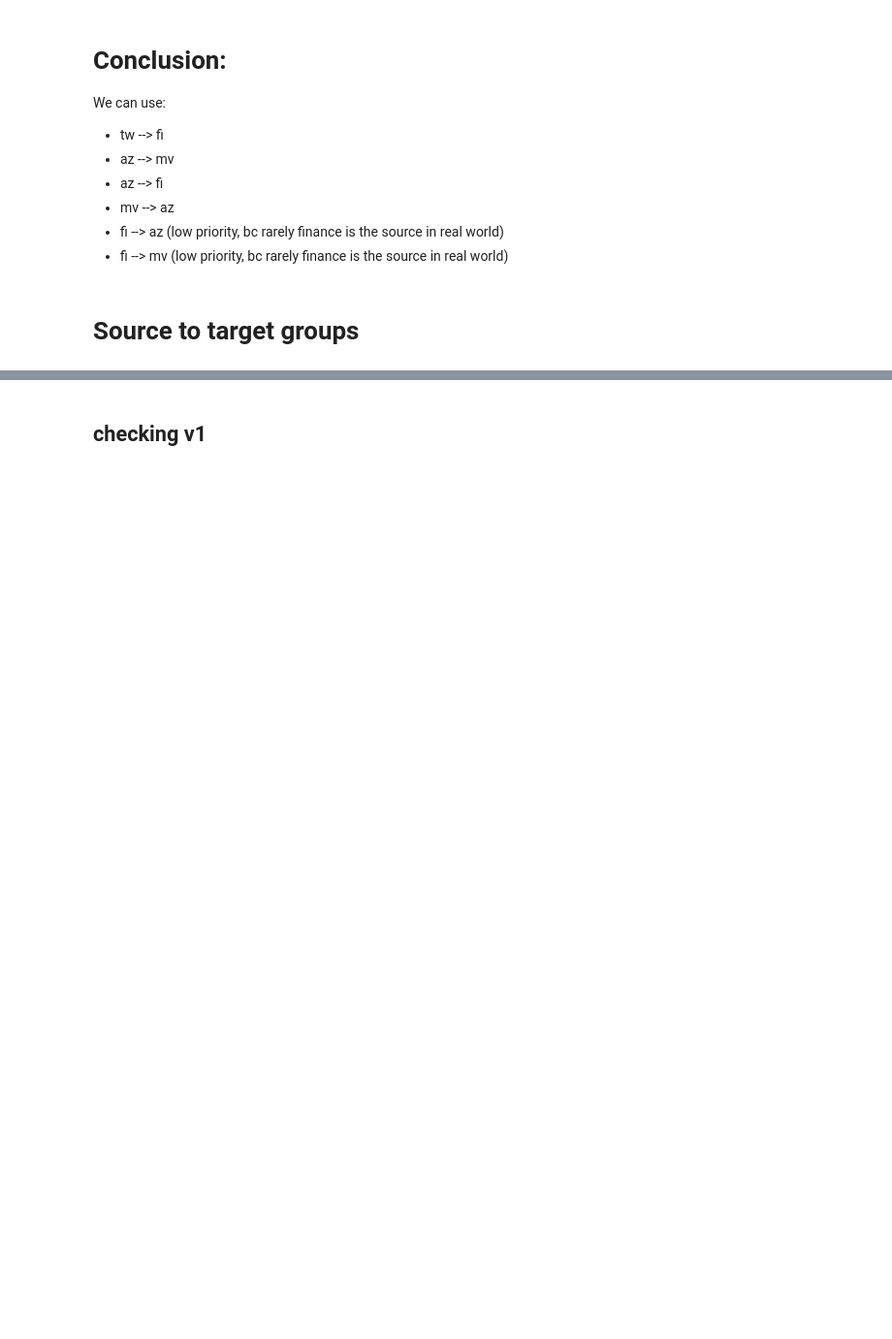
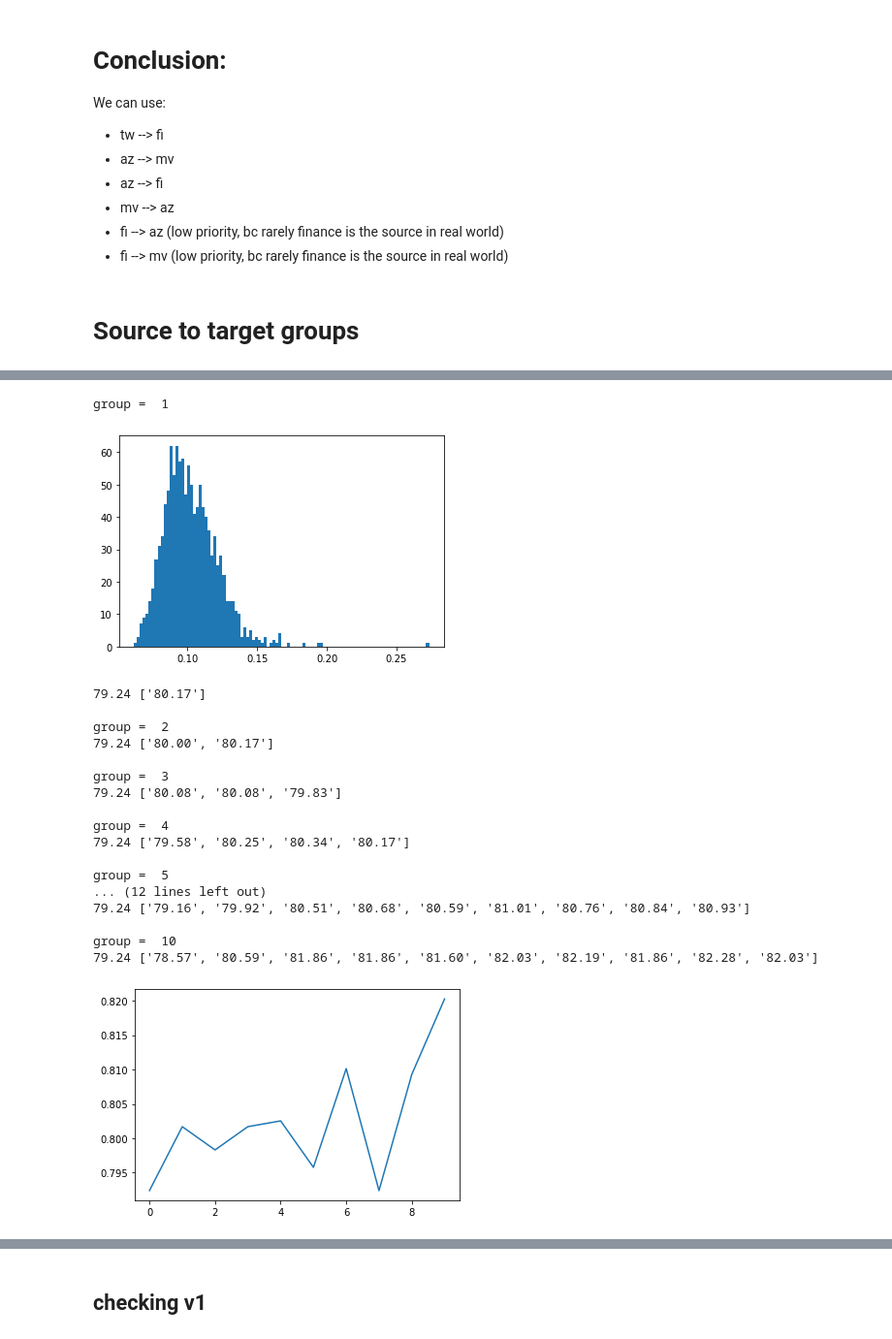
Before and after one commit to zycalice/domain-adaptation-nlp, a Jupyter notebook: notebooks/product_reviews.ipynb, the cells around one changed output, grey strips where cells are left out. Shown at 97% size. Saved outputs shown, nothing was run; the diff lists cells and outputs as text; code cells hidden in the pictures; blank space fills up the shorter version.

```diff
--- a/notebooks/product_reviews.ipynb
+++ b/notebooks/product_reviews.ipynb
@@ -351,4 +435,30 @@ group =  4
 [figure]
+# %%
+data_size = 1185
+base_model = LogisticRegression(max_iter = 200000)
+gradual_train_groups(output_train_fi[:data_size], y_train_fi[:data_size], output_train_az[:data_size], y_train_az[:data_size],
+                     base_model, data_size=data_size, group_range=[0, 10], conf = 0.1)
+# %% [output]
+group =  1
+[figure, added]
+79.24 ['80.17']
+
+group =  2
+79.24 ['80.00', '80.17']
+
+group =  3
+79.24 ['80.08', '80.08', '79.83']
+
+group =  4
+79.24 ['79.58', '80.25', '80.34', '80.17']
+
+group =  5
+... (12 lines left out)
+79.24 ['79.16', '79.92', '80.51', '80.68', '80.59', '81.01', '80.76', '80.84', '80.93']
+
+group =  10
+79.24 ['78.57', '80.59', '81.86', '81.86', '81.60', '82.03', '82.19', '81.86', '82.28', '82.03']
+[figure, added]
 # %%
 data_size = 1185
 base_model = LogisticRegression(max_iter = 200000)
```
Also changed, not shown: parts of 17 cells of this notebook, 1 other file.
